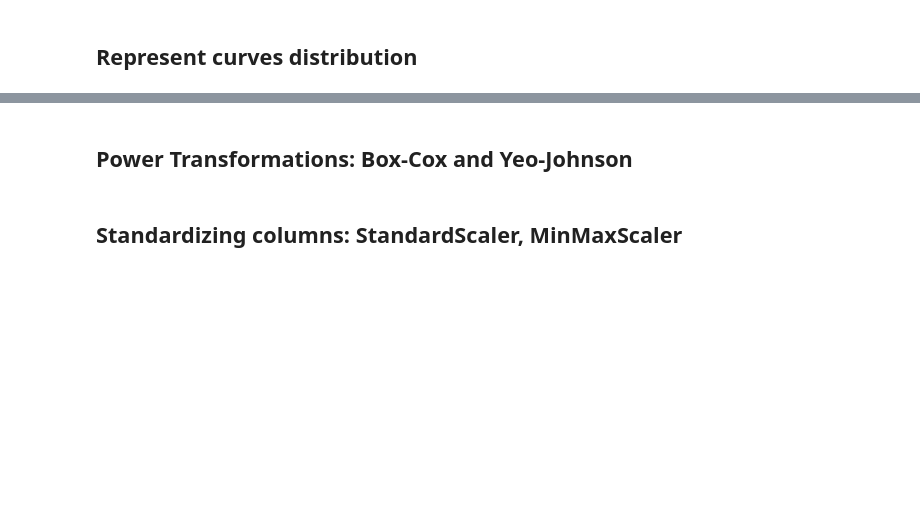
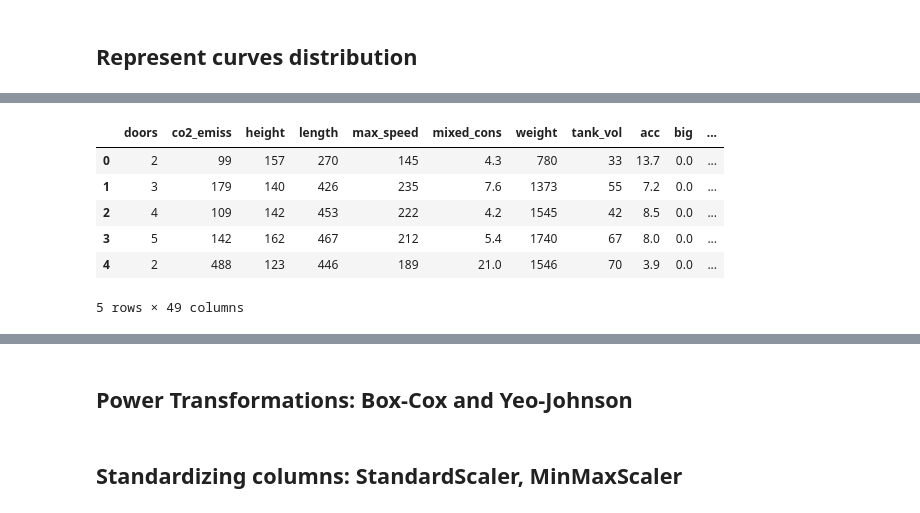
Before and after one commit to caresppen/UsedCarsAppraiser, a Jupyter notebook: notebooks/09_Column_Transformation.ipynb, the cells around one changed output, grey strips where cells are left out. Cells and saved outputs as stored; diff of their text form; code cells hidden in the pictures; blank space fills up the shorter version.

```diff
--- a/notebooks/09_Column_Transformation.ipynb
+++ b/notebooks/09_Column_Transformation.ipynb
@@ -37,0 +57,12 @@ for triaxis in axes:
+# %%
+ohe_doors = pd.DataFrame(doors_trf, columns=doors_cols)
+X = pd.concat([X, ohe_doors], axis=1)
+X.head()
+# %% [output]
+|  | doors | co2_emiss | height | length | max_speed | mixed_cons | weight | tank_vol | acc | big | ... |
+| 0 | 2 | 99 | 157 | 270 | 145 | 4.3 | 780 | 33 | 13.7 | 0.0 | ... |
+| 1 | 3 | 179 | 140 | 426 | 235 | 7.6 | 1373 | 55 | 7.2 | 0.0 | ... |
+| 2 | 4 | 109 | 142 | 453 | 222 | 4.2 | 1545 | 42 | 8.5 | 0.0 | ... |
+| 3 | 5 | 142 | 162 | 467 | 212 | 5.4 | 1740 | 67 | 8.0 | 0.0 | ... |
+| 4 | 2 | 488 | 123 | 446 | 189 | 21.0 | 1546 | 70 | 3.9 | 0.0 | ... |
+5 rows × 49 columns
```
Also changed, not shown: parts of 10 cells of this notebook, 7 other files.
